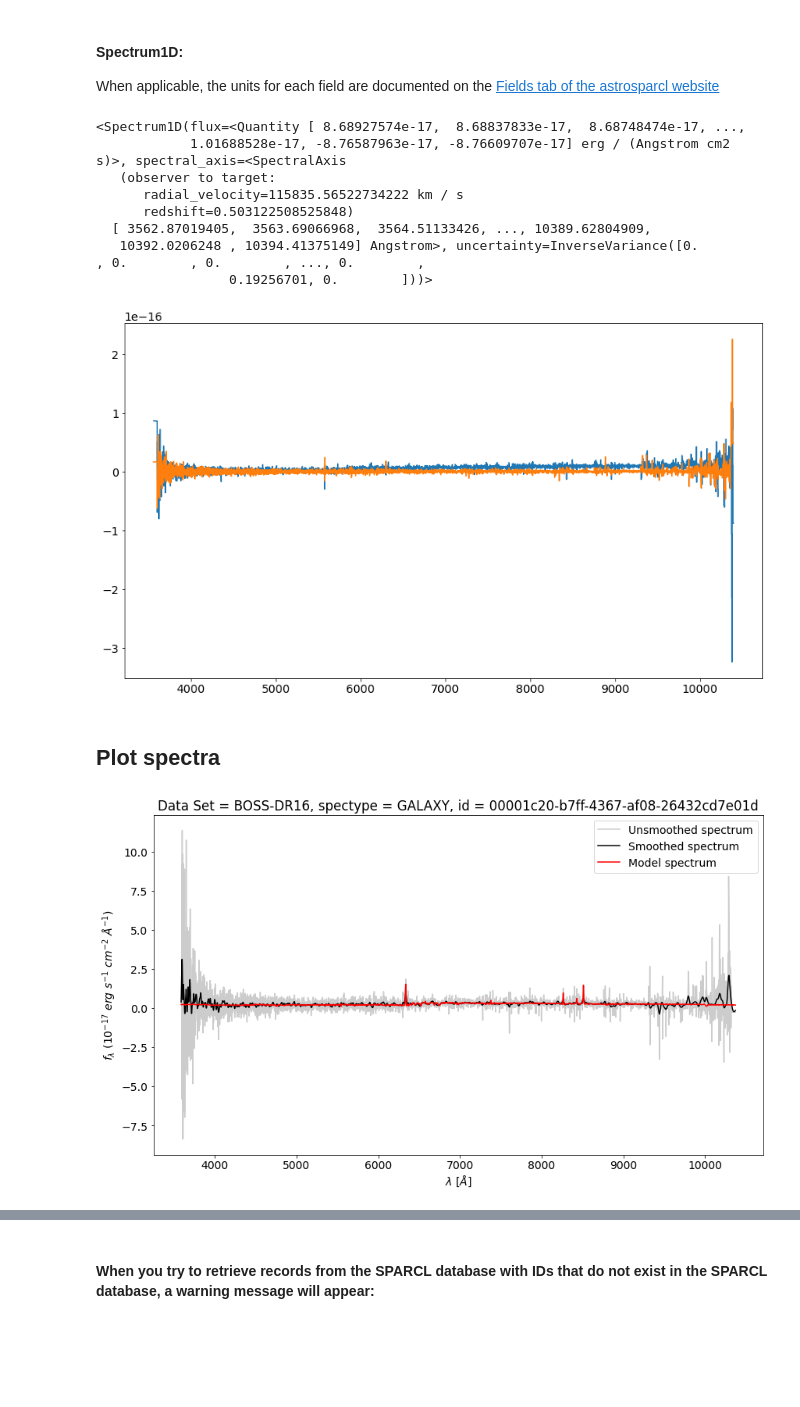
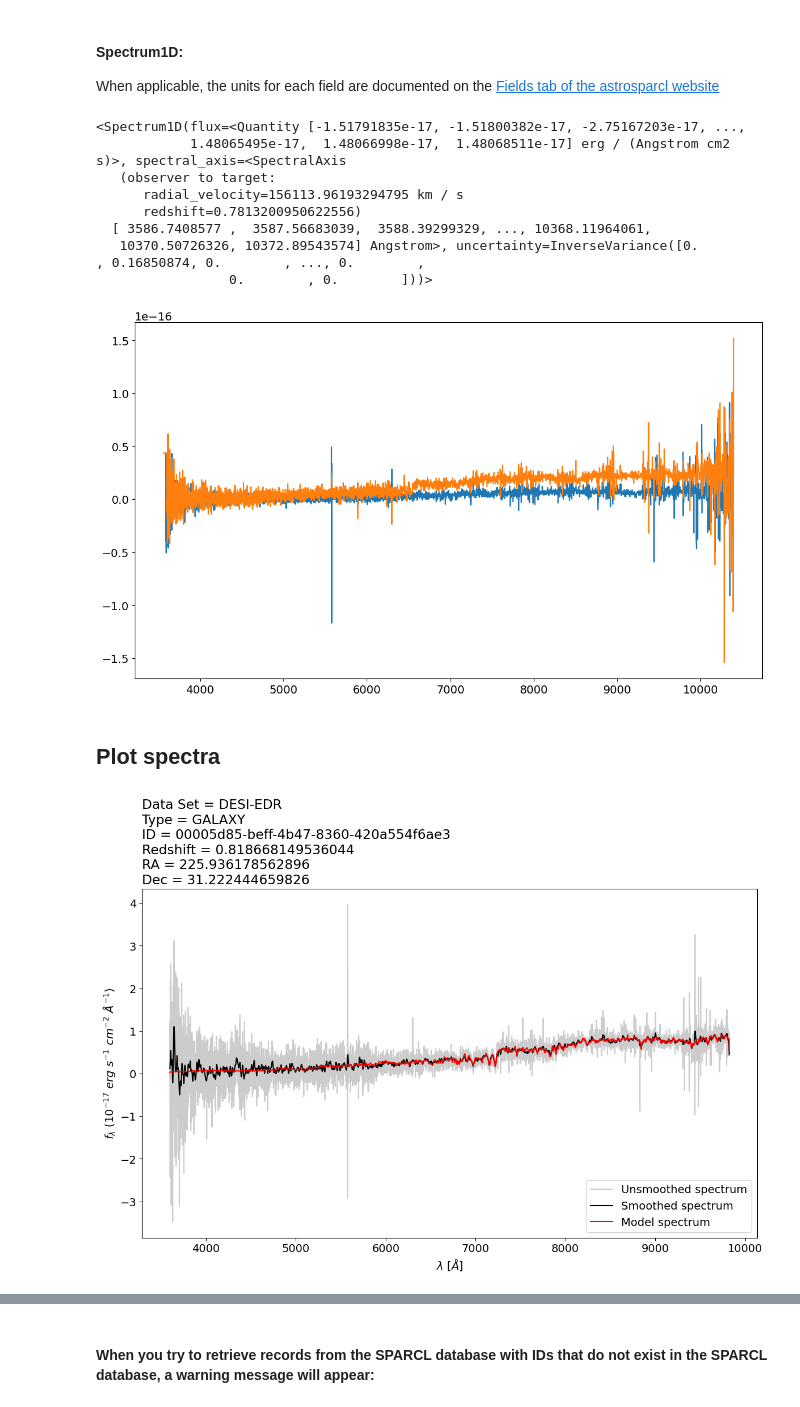
Before and after one commit to astro-datalab/notebooks-latest, a Jupyter notebook: 04_HowTos/SPARCL/How_to_use_SPARCL.ipynb, the cells around one changed output, grey strips where cells are left out. Saved outputs shown, nothing was run; the diff lists cells and outputs as text; code cells hidden in the pictures; blank space fills up the shorter version.

Commit message:
Addition of DESI EDR to SPARCL
Note that this notebook in its current state won't run until the switchover from STAGE to PROD

```diff
--- a/04_HowTos/SPARCL/How_to_use_SPARCL.ipynb
+++ b/04_HowTos/SPARCL/How_to_use_SPARCL.ipynb
@@ -224,10 +229,9 @@ Type:      method
 # %% [markdown]
 #### Define the fields we want returned (`outfields`) and the constraints (`constraints`):
 # %%
-out = ['id', 'ra', 'dec', 'redshift', 'spectype', 'data_release', 'redshift_err']
+out = ['sparcl_id', 'ra', 'dec', 'redshift', 'spectype', 'data_release', 'redshift_err']
 cons = {'spectype': ['GALAXY'],
-        'redshift': [0.5, 0.9],
-        'data_release': ['BOSS-DR16', 'SDSS-DR16']}
+        'redshift': [0.5, 0.9]}
 # %% [markdown]
 #### Execute the `client.find()` method with our parameters:
 The `limit` argument here is being used for demonstration purposes only, and simply returns only the first 20 results here.
@@ -349,12 +354,11 @@ Type:      method
 Note that `ids` in `found_I.ids` is a property name of the Found class. It is a list of records from all records, not a field name of a record.
 # %%
 # Define the fields to include in the retrieve function
-inc = ['id', 'specid', 'data_release', 'redshift', 'flux', 'wavelength', 'model', 'ivar', 'mask', 'spectype']
+inc = ['sparcl_id', 'specid', 'data_release', 'redshift', 'flux',
+       'wavelength', 'model', 'ivar', 'mask', 'spectype', 'ra', 'dec']
 # %%
 %%time
 ids_I = found_I.ids
-results_I = client.retrieve(uuid_list=ids_I,
-                          include=inc,
-                          dataset_list=['SDSS-DR16','BOSS-DR16'])
+results_I = client.retrieve(uuid_list=ids_I, include=inc)
 results_I.info
 # %% [output]
@@ -504,14 +520,14 @@ specs = [Spectrum1D(spectral_axis = r.wavelength*u.AA,
         for r in results_I.records]
 specs[0]
 # %% [output]
-<Spectrum1D(flux=<Quantity [ 8.68927574e-17,  8.68837833e-17,  8.68748474e-17, ...,
-            1.01688528e-17, -8.76587963e-17, -8.76609707e-17] erg / (Angstrom cm2 s)>, spectral_axis=<SpectralAxis
+<Spectrum1D(flux=<Quantity [-1.51791835e-17, -1.51800382e-17, -2.75167203e-17, ...,
+            1.48065495e-17,  1.48066998e-17,  1.48068511e-17] erg / (Angstrom cm2 s)>, spectral_axis=<SpectralAxis
    (observer to target:
-      radial_velocity=115835.56522734222 km / s
-      redshift=0.503122508525848)
-  [ 3562.87019405,  3563.69066968,  3564.51133426, ..., 10389.62804909,
-   10392.0206248 , 10394.41375149] Angstrom>, uncertainty=InverseVariance([0.        , 0.        , 0.        , ..., 0.        ,
-                 0.19256701, 0.        ]))>
+      radial_velocity=156113.96193294795 km / s
+      redshift=0.7813200950622556)
+  [ 3586.7408577 ,  3587.56683039,  3588.39299329, ..., 10368.11964061,
+   10370.50726326, 10372.89543574] Angstrom>, uncertainty=InverseVariance([0.        , 0.16850874, 0.        , ..., 0.        ,
+                 0.        , 0.        ]))>
 # %%
 # Plot a couple
 f, ax = plt.subplots()
@@ -519,7 +535,7 @@ ax.step(specs[0].spectral_axis, specs[0].flux)
 ax.step(specs[1].spectral_axis, specs[1].flux)
 plt.show()
 # %% [output]
-[figure, old version]
+[figure, new version]
 # %% [markdown]
 <a class="anchor" id="plot"></a>
 ## Plot spectra
@@ -532,14 +548,22 @@ def plot_spec(index, results):
 
     record = results.records[index]
 
-    id_ = record.id
+    sparcl_id = record.sparcl_id
     data_release = record.data_release
     flux = record.flux
     wavelength = record.wavelength
     model = record.model
     spectype = record.spectype
+    redshift = record.redshift
+    ra = record.ra
+    dec = record.dec
 
-    plt.title(f"Data Set = {data_release}, spectype = {spectype}, id = {id_}")
+    plt.title(f"Data Set = {data_release}\n"
+              f"Type = {spectype}\n"
+              f"ID = {sparcl_id}\n"
+              f"Redshift = {redshift}\n"
+              f"RA = {ra}\n"
+              f"Dec = {dec}", loc='left')
     plt.xlabel('$\lambda\ [\AA]$')
     plt.ylabel('$f_{\lambda}$ $(10^{-17}$ $erg$ $s^{-1}$ $cm^{-2}$ $\AA^{-1})$')
 
@@ -555,8 +579,8 @@ def plot_spec(index, results):
     plt.legend()
     plt.show()
 # %%
-plot_spec(index=2, results=results_I)
+plot_spec(index=5, results=results_I)
 # %% [output]
-[figure, old version]
+[figure, new version]
 # %% [markdown]
 <a class="anchor" id="missing"></a>
```
Also changed, not shown: parts of 45 cells of this notebook, 1 other file.
